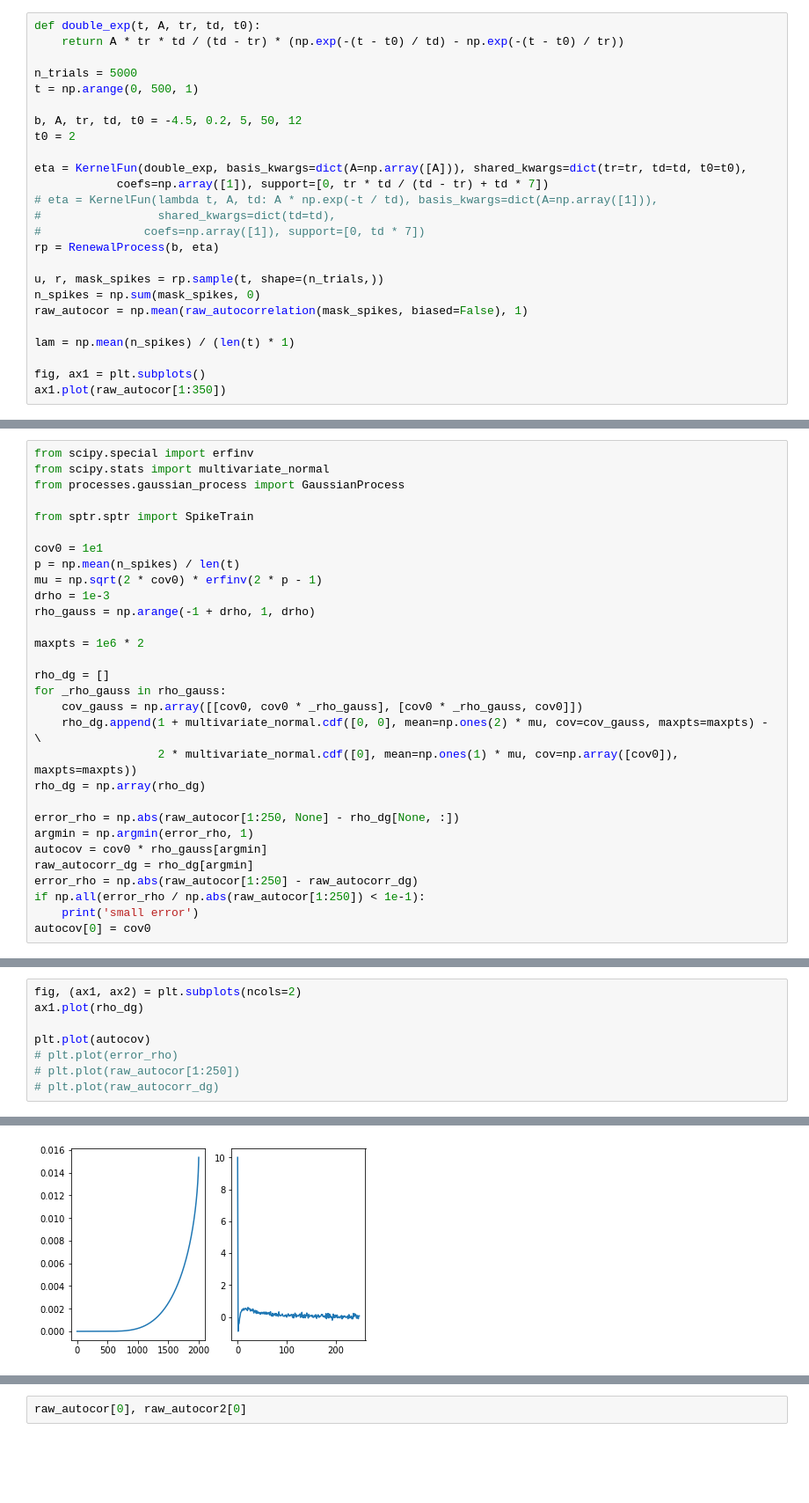
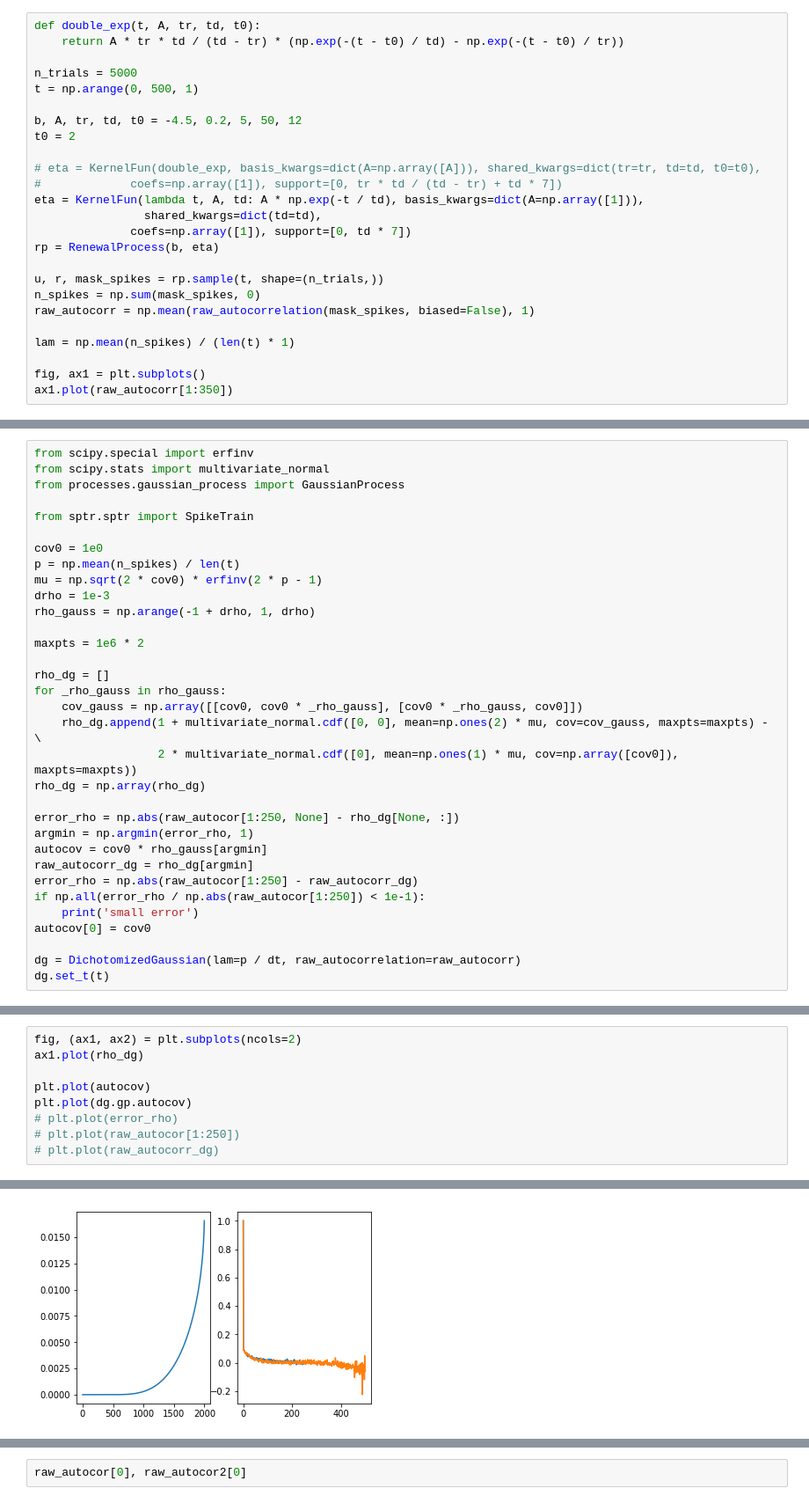
Before and after one commit to diegoarri91/stochastic-processes, a Jupyter notebook: examples/dichotomized_gaussian.ipynb, the cells around one changed output, grey strips where cells are left out. Shown: that part at 88% size. Cells and saved outputs as stored; diff of their text form; blank space fills up the shorter version.

```diff
--- a/examples/dichotomized_gaussian.ipynb
+++ b/examples/dichotomized_gaussian.ipynb
@@ -39,20 +60,20 @@ t = np.arange(0, 500, 1)
 b, A, tr, td, t0 = -4.5, 0.2, 5, 50, 12
 t0 = 2
 
-eta = KernelFun(double_exp, basis_kwargs=dict(A=np.array([A])), shared_kwargs=dict(tr=tr, td=td, t0=t0),
-            coefs=np.array([1]), support=[0, tr * td / (td - tr) + td * 7])
-# eta = KernelFun(lambda t, A, td: A * np.exp(-t / td), basis_kwargs=dict(A=np.array([1])),
-#                 shared_kwargs=dict(td=td),
-#               coefs=np.array([1]), support=[0, td * 7])
+# eta = KernelFun(double_exp, basis_kwargs=dict(A=np.array([A])), shared_kwargs=dict(tr=tr, td=td, t0=t0),
+#             coefs=np.array([1]), support=[0, tr * td / (td - tr) + td * 7])
+eta = KernelFun(lambda t, A, td: A * np.exp(-t / td), basis_kwargs=dict(A=np.array([1])),
+                shared_kwargs=dict(td=td),
+              coefs=np.array([1]), support=[0, td * 7])
 rp = RenewalProcess(b, eta)
 
 u, r, mask_spikes = rp.sample(t, shape=(n_trials,))
 n_spikes = np.sum(mask_spikes, 0)
-raw_autocor = np.mean(raw_autocorrelation(mask_spikes, biased=False), 1)
+raw_autocorr = np.mean(raw_autocorrelation(mask_spikes, biased=False), 1)
 
 lam = np.mean(n_spikes) / (len(t) * 1)
 
 fig, ax1 = plt.subplots()
-ax1.plot(raw_autocor[1:350])
+ax1.plot(raw_autocorr[1:350])
 # %% [output]
 [<matplotlib.lines.Line2D at 0x...>]
@@ -64,7 +88,7 @@ from processes.gaussian_process import GaussianProcess
 
 from sptr.sptr import SpikeTrain
 
-cov0 = 1e1
+cov0 = 1e0
 p = np.mean(n_spikes) / len(t)
 mu = np.sqrt(2 * cov0) * erfinv(2 * p - 1)
 drho = 1e-3
@@ -87,5 +111,8 @@ error_rho = np.abs(raw_autocor[1:250] - raw_autocorr_dg)
 if np.all(error_rho / np.abs(raw_autocor[1:250]) < 1e-1):
     print('small error')
 autocov[0] = cov0
+
+dg = DichotomizedGaussian(lam=p / dt, raw_autocorrelation=raw_autocorr)
+dg.set_t(t)
 # %% [output]
 small error
@@ -92,14 +120,15 @@ small error
 # %%
 fig, (ax1, ax2) = plt.subplots(ncols=2)
 ax1.plot(rho_dg)
 
 plt.plot(autocov)
+plt.plot(dg.gp.autocov)
 # plt.plot(error_rho)
 # plt.plot(raw_autocor[1:250])
 # plt.plot(raw_autocorr_dg)
 # %% [output]
 [<matplotlib.lines.Line2D at 0x...>]
-[figure, old version]
+[figure, new version]
 # %%
 # autocov = 4e0 * np.exp(-np.arange(0, len(autocov), 1) / 20)
 gp = GaussianProcess(mu=mu, autocov=autocov)
```
Also changed, not shown: parts of 8 cells of this notebook, 4 other files.
